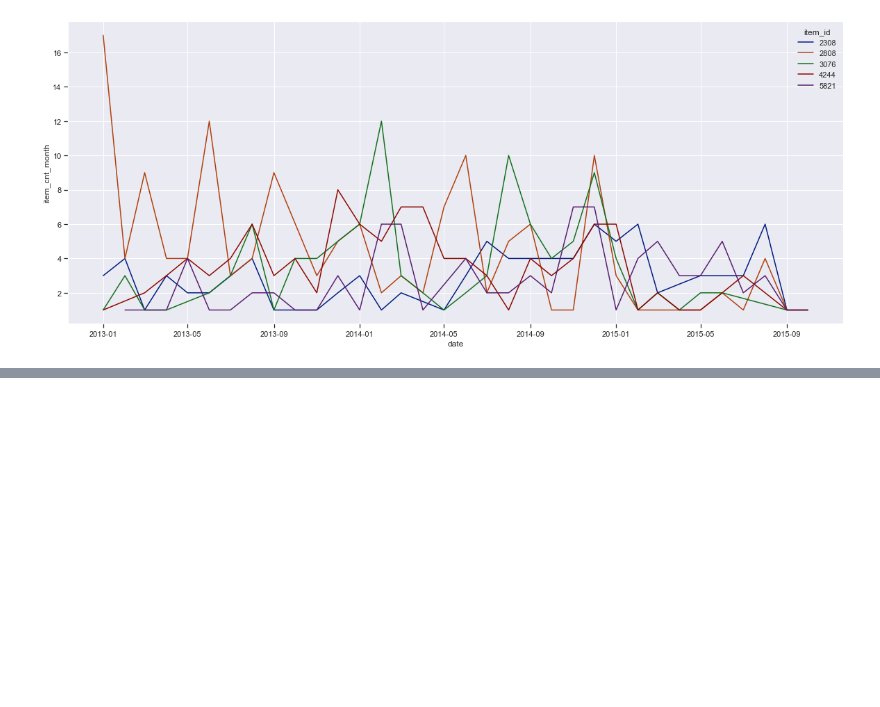
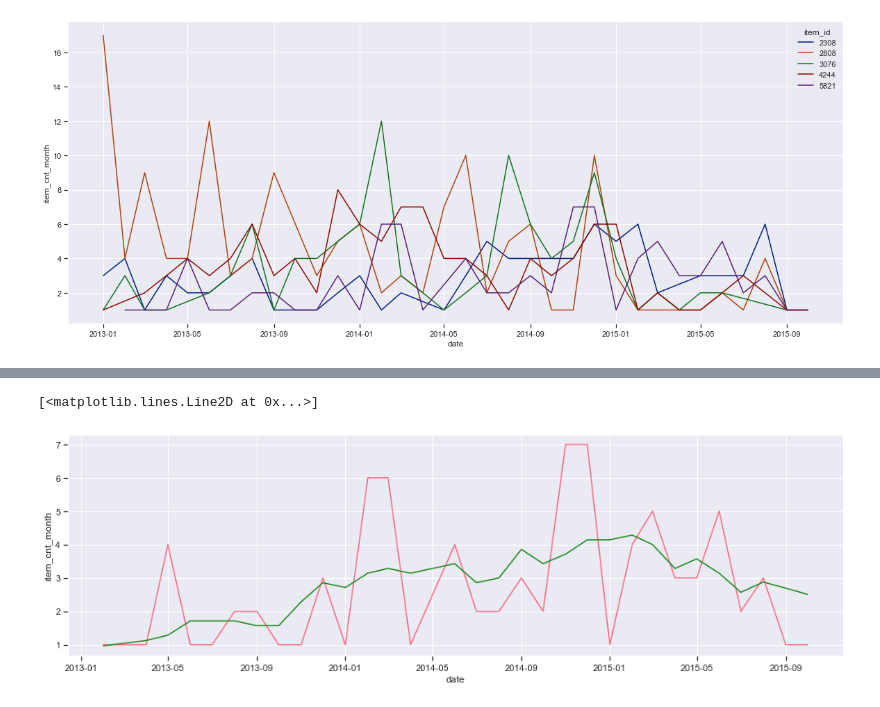
Before and after one commit to the-chiefdom/Predict_Future_Sales, a Jupyter notebook: Explore_Data_Analysis.ipynb, the cells around one changed output, grey strips where cells are left out. Cells and saved outputs as stored; diff of their text form; code cells hidden in the pictures; blank space fills up the shorter version.

```diff
--- a/Explore_Data_Analysis.ipynb
+++ b/Explore_Data_Analysis.ipynb
@@ -122,0 +168,7 @@ plt.show()
+# %%
+plt.figure(figsize=(17,5))
+sns.lineplot(data=ret, x='date', y='item_cnt_month')
+plt.plot(decomposition.trend, color='forestgreen')
+# %% [output]
+[<matplotlib.lines.Line2D at 0x...>]
+[figure, added]
```
Also changed, not shown: parts of 19 cells of this notebook, 7 other files.
